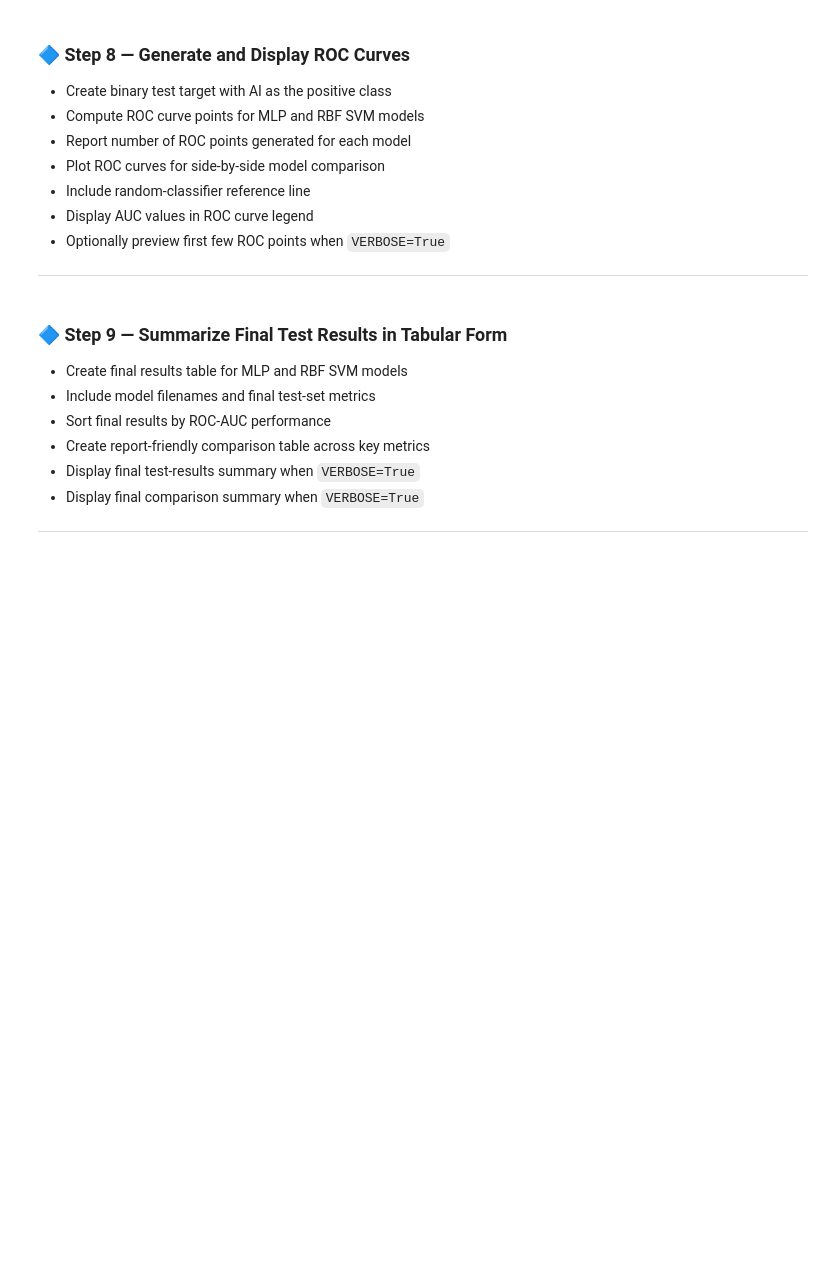
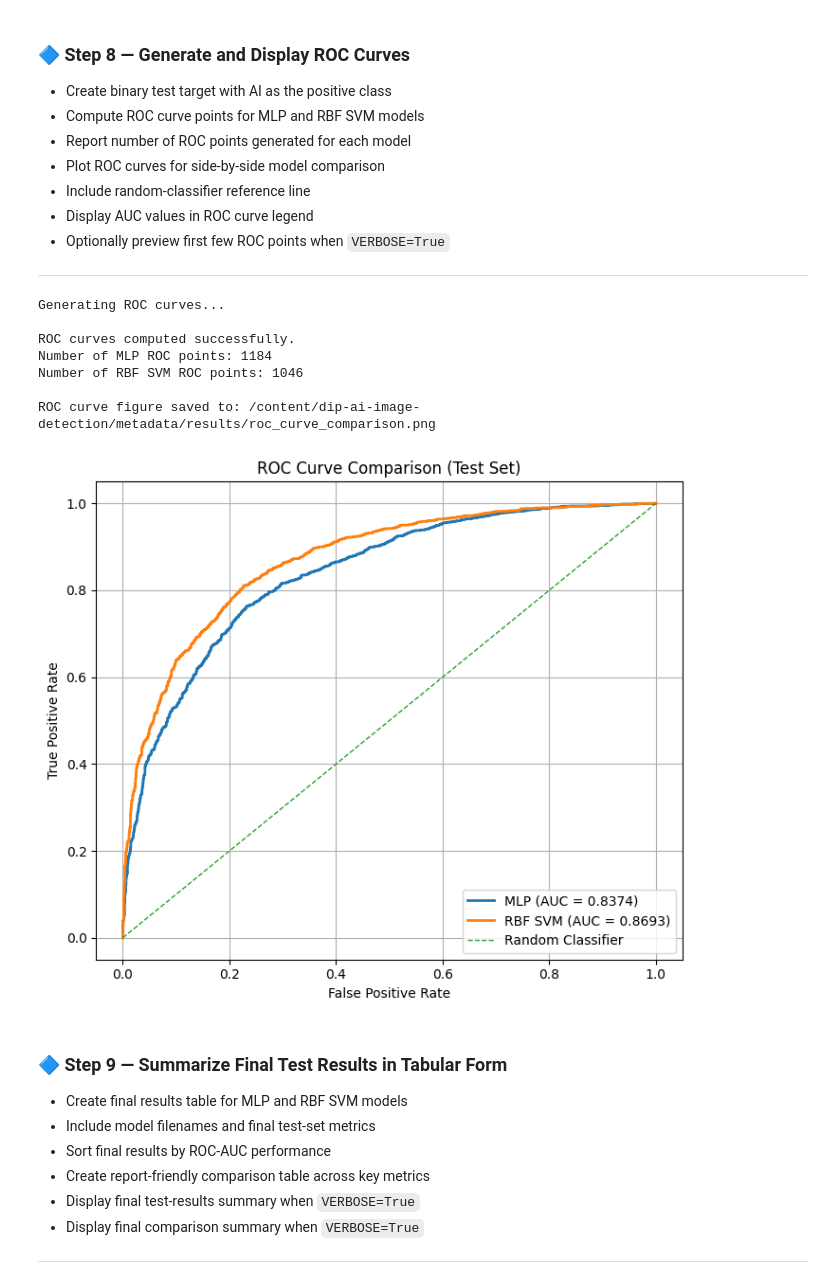
Before and after one commit to pgailinas/dip-ai-image-detection, a Jupyter notebook: notebooks/12_Evaluate_Two_Models.ipynb, the cells around one changed output. Cells and saved outputs as stored; diff of their text form; code cells hidden in the pictures; blank space fills up the shorter version.

```diff
--- a/notebooks/12_Evaluate_Two_Models.ipynb
+++ b/notebooks/12_Evaluate_Two_Models.ipynb
@@ -864,7 +985,7 @@ if VERBOSE:
 ---
 # %%
 # ============================================================
-# Step 8: Generate and Display ROC Curves
+# Step 8: Generate, Save, and Display ROC Curves
 # ============================================================
 
 print("Generating ROC curves...\n")
@@ -886,6 +1007,7 @@ print("ROC curves computed successfully.")
 # Optional detailed ROC output and visualization
 # ------------------------------------------------------------
 if VERBOSE:
+
     print(f"Number of MLP ROC points: {len(fpr_mlp)}")
     print(f"Number of RBF SVM ROC points: {len(fpr_rbf)}")
 
@@ -900,50 +1022,50 @@ if VERBOSE:
         linewidth=2,
         label=f"MLP (AUC = {roc_auc_mlp:.4f})"
     )
 
     plt.plot(
         fpr_rbf,
         tpr_rbf,
         linewidth=2,
         label=f"RBF SVM (AUC = {roc_auc_rbf:.4f})"
     )
 
     plt.plot(
         [0, 1],
         [0, 1],
         linestyle="--",
         linewidth=1,
         label="Random Classifier"
     )
 
     plt.xlabel("False Positive Rate")
     plt.ylabel("True Positive Rate")
     plt.title("ROC Curve Comparison (Test Set)")
     plt.legend(loc="lower right")
     plt.grid(True)
     plt.tight_layout()
-    plt.show()
 
     # ------------------------------------------------------------
-    # Preview first few ROC points for each model
+    # Save ROC curve figure as PNG
     # ------------------------------------------------------------
-    roc_preview_mlp = pd.DataFrame({
-        "threshold": thresholds_mlp[:10],
-        "fpr": fpr_mlp[:10],
-        "tpr": tpr_mlp[:10]
-    })
+    roc_output_path = f"{RESULTS_METADATA_DIR}/roc_curve_comparison.png"
 
-    roc_preview_rbf = pd.DataFrame({
-        "threshold": thresholds_rbf[:10],
-        "fpr": fpr_rbf[:10],
-        "tpr": tpr_rbf[:10]
-    })
+    plt.savefig(
+        roc_output_path,
+        dpi=300,
+        bbox_inches="tight"
+    )
 
-    print("\nFirst 10 ROC points (MLP):")
-    display(roc_preview_mlp.round(6))
-
-    print("\nFirst 10 ROC points (RBF SVM):")
-    display(roc_preview_rbf.round(6))
+print(f"\nROC curve figure saved to: {roc_output_path}")
+# %% [output]
+Generating ROC curves...
+
+ROC curves computed successfully.
+Number of MLP ROC points: 1184
+Number of RBF SVM ROC points: 1046
+
+ROC curve figure saved to: /content/dip-ai-image-detection/metadata/results/roc_curve_comparison.png
+[figure, added]
 # %% [markdown]
 ### 🔷 Step 9 — Summarize Final Test Results in Tabular Form
 
```
Also changed, not shown: parts of 9 cells of this notebook.
